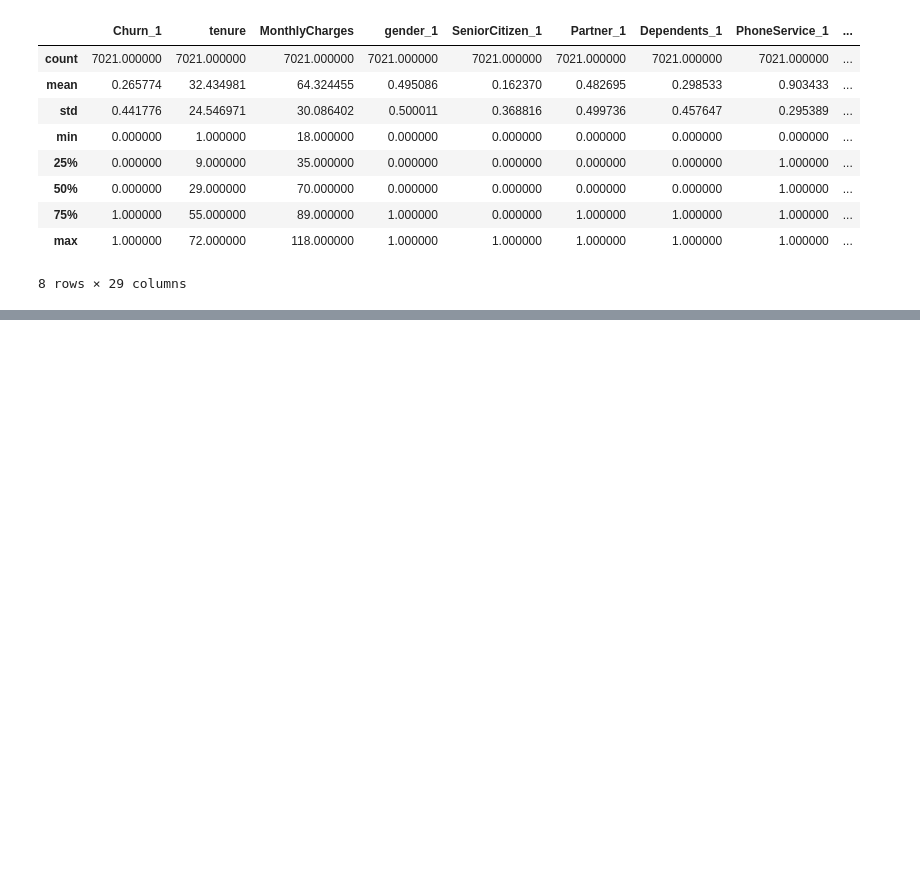
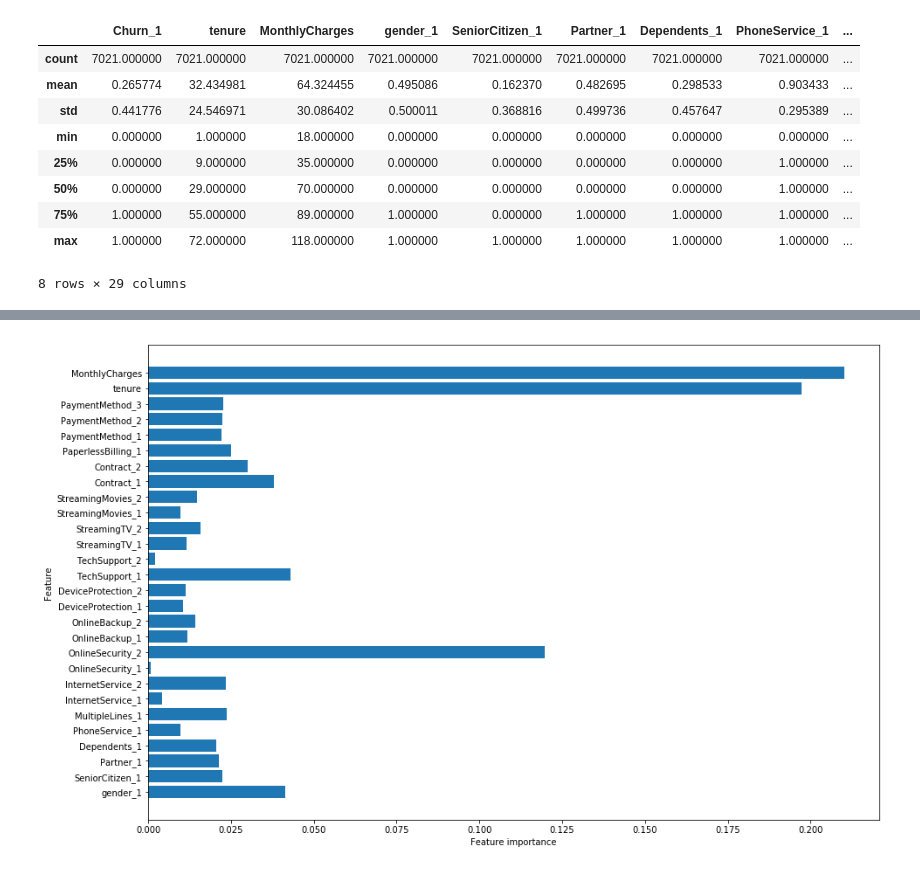
Before and after one commit to zachzazueta/telecom_churn_project, a Jupyter notebook: Notebook 1 - Cleaning and EDA.ipynb, the cells around one changed output, grey strips where cells are left out. Drawn from its saved outputs; the diff is of its cells as text; code cells hidden in the pictures; blank space fills up the shorter version.

Commit message:
initial modeling

```diff
--- a/Notebook 1 - Cleaning and EDA.ipynb
+++ b/Notebook 1 - Cleaning and EDA.ipynb
@@ -384,0 +466,26 @@ Test the push again
+# %%
+#Starting with a baseline classifier (parameter optimization will come later)
+#and only setting the random state of the model.
+dtclassifier = DecisionTreeClassifier(random_state=123)
+dtclassifier.fit(dtX_train, dty_train)
+print(dtclassifier.fit(dtX_train, dty_train))
+
+#This is the accuracy score of the baseline training model
+training_accuracy = dtclassifier.score(dtX_train, dty_train)
+
+#This is the accuracy score of the baseline test model
+test_accuracy = dtclassifier.score(dtX_test, dty_test)
+
+print("")
+print('Baseline Training Accuracy: {:.4}%'.format(training_accuracy * 100))
+print('Baseline Test Accuracy: {:.4}%'.format(test_accuracy * 100))
+print("")
+
+#This is a list of the amount of variance each feature seems to explain in the model
+print(dtclassifier.feature_importances_)
+
+
+#print a confusion matrix
+dty_hat_test = dtclassifier.predict(dtX_test)
+class_names = set(y)
+cnf_mat_dt = confusion_matrix(dty_test, dty_hat_test)
@@ -384,0 +508,16 @@ Test the push again
+# %%
+#This function allows a plpt of the feature importance of a given classifier
+#and the training data set. Feature importance allows us insight as to which
+#features provide the most information/explain the most variance in the data.
+
+def plot_feature_importances(model, train):
+    n_features = train.shape[1]
+    plt.figure(figsize=(15,10))
+    plt.barh(range(n_features), model.feature_importances_, align='center')
+    plt.yticks(np.arange(n_features), train.columns.values)
+    plt.xlabel('Feature importance')
+    plt.ylabel('Feature')
+
+plot_feature_importances(dtclassifier, dtX_train)
+# %% [output]
+[figure, added]
```
Also changed, not shown: parts of 16 cells of this notebook.
